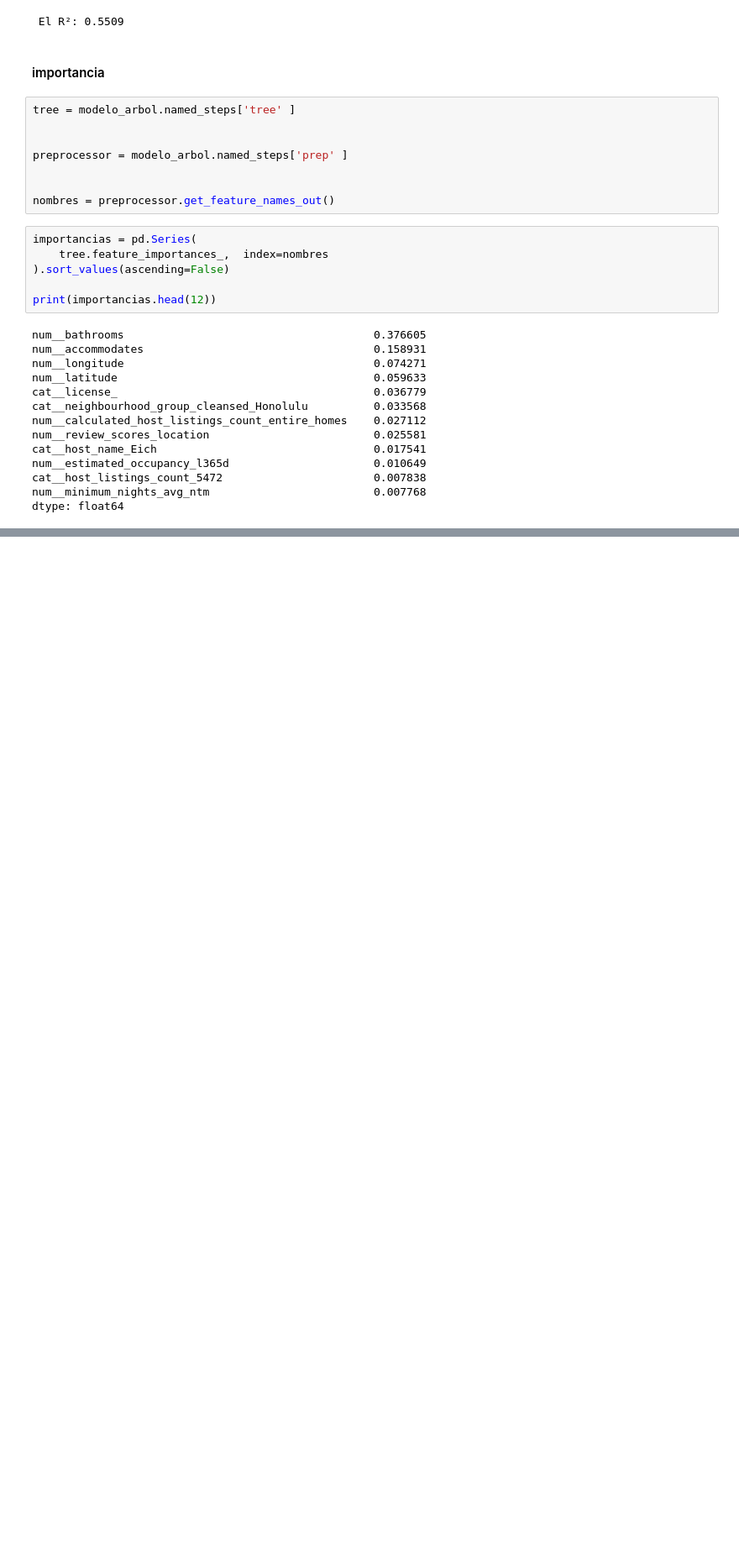
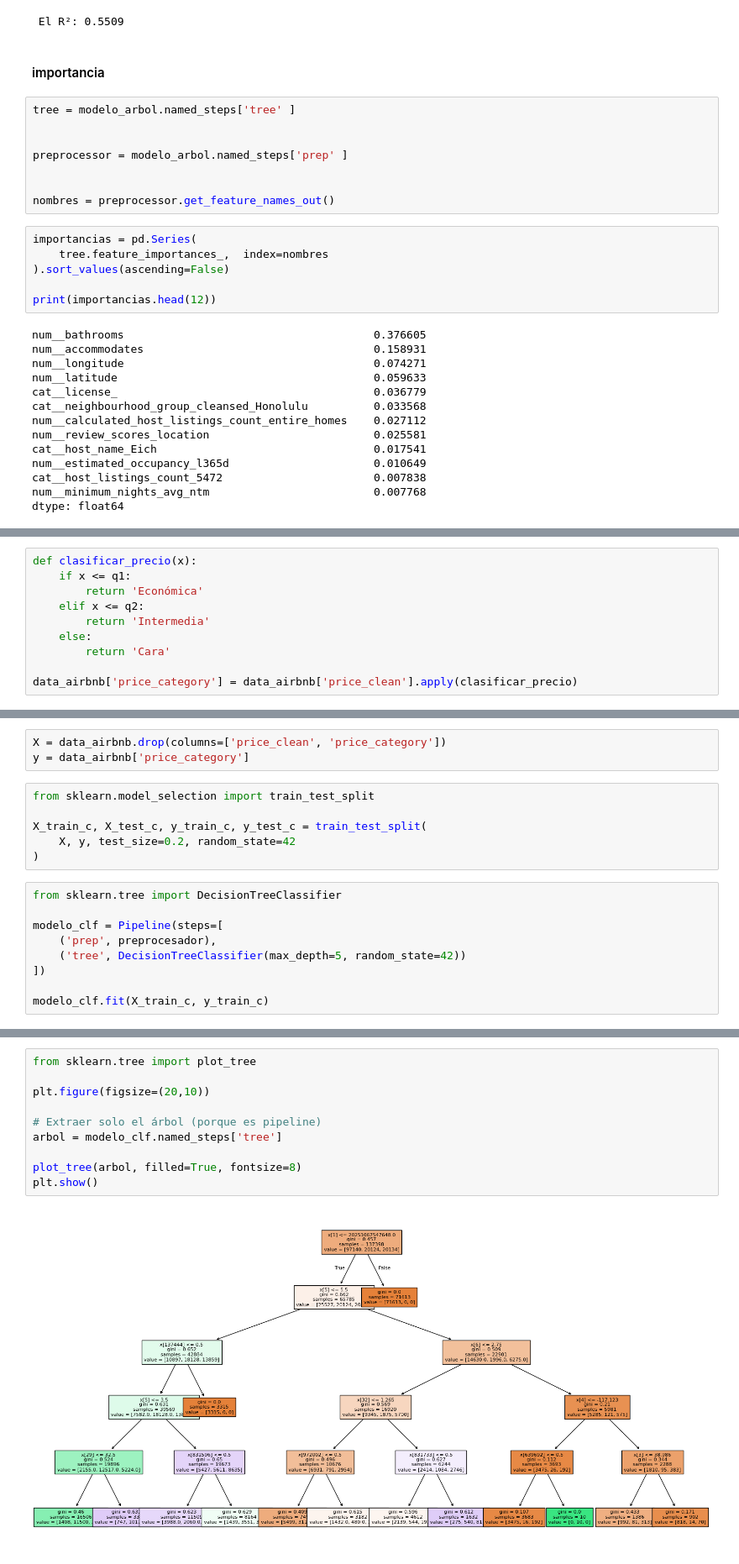
Before and after one commit to belennmm/MD_Lab4_Arboles, a Jupyter notebook: Notebooks/arboles.ipynb, the cells around one changed output, grey strips where cells are left out. Shown at 84% size. Drawn from its saved outputs; the diff is of its cells as text; blank space fills up the shorter version.

```diff
--- a/Notebooks/arboles.ipynb
+++ b/Notebooks/arboles.ipynb
@@ -780,0 +881,10 @@ plt.show()
+# %%
+def clasificar_precio(x):
+    if x <= q1:
+        return 'Económica'
+    elif x <= q2:
+        return 'Intermedia'
+    else:
+        return 'Cara'
+
+data_airbnb['price_category'] = data_airbnb['price_clean'].apply(clasificar_precio)
@@ -780,0 +901,18 @@ plt.show()
+# %%
+X = data_airbnb.drop(columns=['price_clean', 'price_category'])
+y = data_airbnb['price_category']
+# %%
+from sklearn.model_selection import train_test_split
+
+X_train_c, X_test_c, y_train_c, y_test_c = train_test_split(
+    X, y, test_size=0.2, random_state=42
+)
+# %%
+from sklearn.tree import DecisionTreeClassifier
+
+modelo_clf = Pipeline(steps=[
+    ('prep', preprocesador),
+    ('tree', DecisionTreeClassifier(max_depth=5, random_state=42))
+])
+
+modelo_clf.fit(X_train_c, y_train_c)
@@ -780,0 +937,12 @@ plt.show()
+# %%
+from sklearn.tree import plot_tree
+
+plt.figure(figsize=(20,10))
+
+# Extraer solo el árbol (porque es pipeline)
+arbol = modelo_clf.named_steps['tree']
+
+plot_tree(arbol, filled=True, fontsize=8)
+plt.show()
+# %% [output]
+[figure, added]
```
Also changed, not shown: parts of 15 cells of this notebook.
